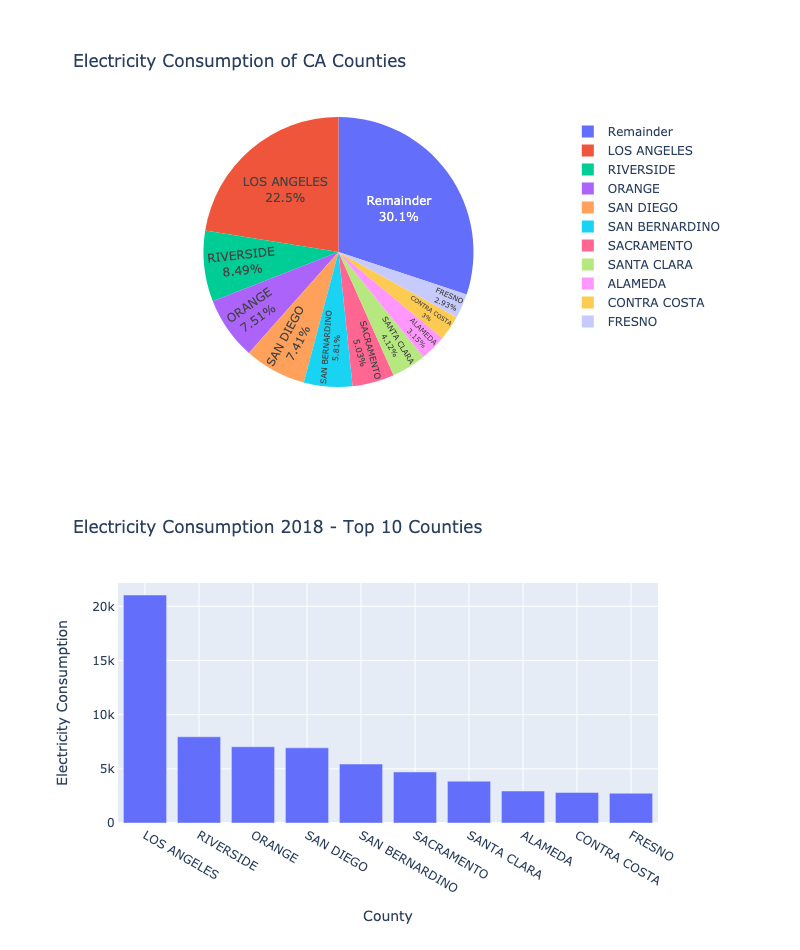
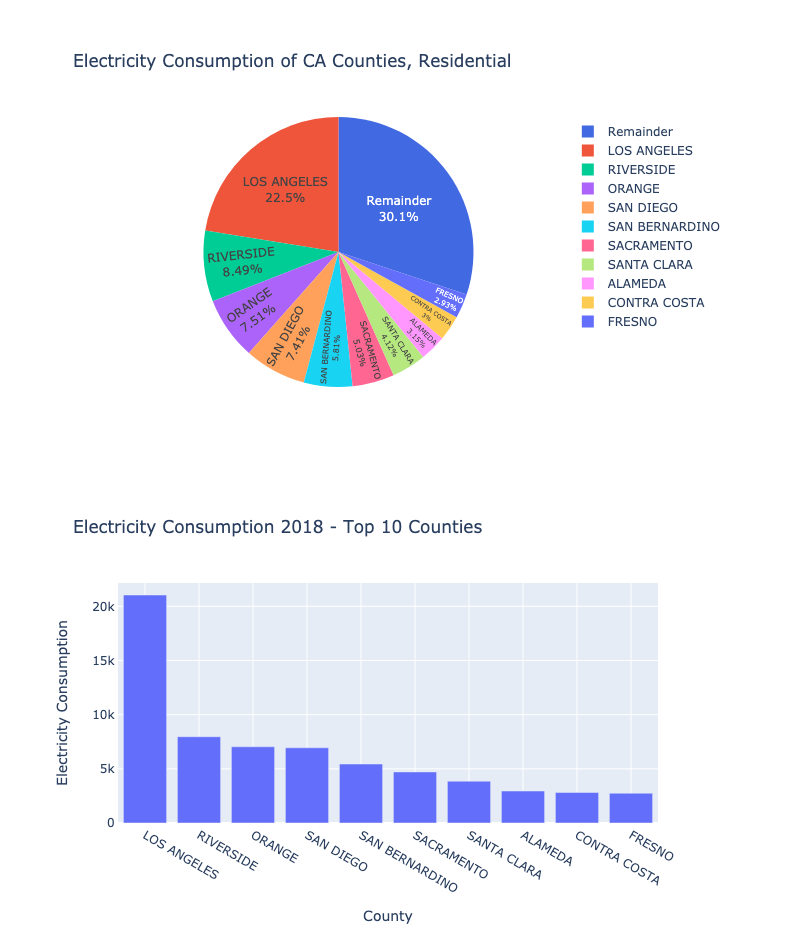
Before and after one commit to zach-brown-18/CA_Energy_Consumption, a Jupyter notebook: plotly_explore.ipynb, the cells around one changed output. Cells and saved outputs as stored; diff of their text form; code cells hidden in the pictures.

```diff
--- a/plotly_explore.ipynb
+++ b/plotly_explore.ipynb
@@ -126,5 +117,9 @@ remainder_sum = remainder['2018'].sum()
 # %%
 import numpy as np
-data={'fips':[np.nan],'County':['Remainder'],'2018':[remainder_sum]}
-df_remainder_sum = pd.DataFrame(data=data)
-top_10_and_remainder = top_10.append(df_remainder_sum)
+data_top_10={'fips':[np.nan],'County':['Top Ten'],'2018':[top_10_sum]}
+data_remainder={'fips':[np.nan],'County':['Remainder'],'2018':[remainder_sum]}
+top_10_sum = pd.DataFrame(data=data_top_10)
+remainder_sum = pd.DataFrame(data=data_remainder)
+
+top_10_and_remainder_ = top_10.append(remainder_sum)
+top_10_and_remainder_simple = top_10_sum.append(remainder_sum)
@@ -131,10 +133,10 @@ top_10_and_remainder = top_10.append(df_remainder_sum)
 # %%
-title = 'Electricity Consumption of CA Counties'
-fig_pie = px.pie(top_10_and_remainder, values='2018', names='County', title=title)
+title = 'Electricity Consumption of CA Counties, Residential'
+fig_pie = px.pie(top_10_and_remainder, values='2018', names='County', title=title, color='County', color_discrete_map={'Remainder':'royalblue'})
 fig_pie.update_traces(textposition='inside', textinfo='percent+label')
 fig_pie.show("png")
 # %% [output]
-[figure, old version]
+[figure, new version]
 # %%
 title = "Electricity Consumption 2018 - Top 10 Counties"
 labels={"2018": "Electricity Consumption"}
```
Also changed, not shown: parts of 21 cells of this notebook, 1 other file.
